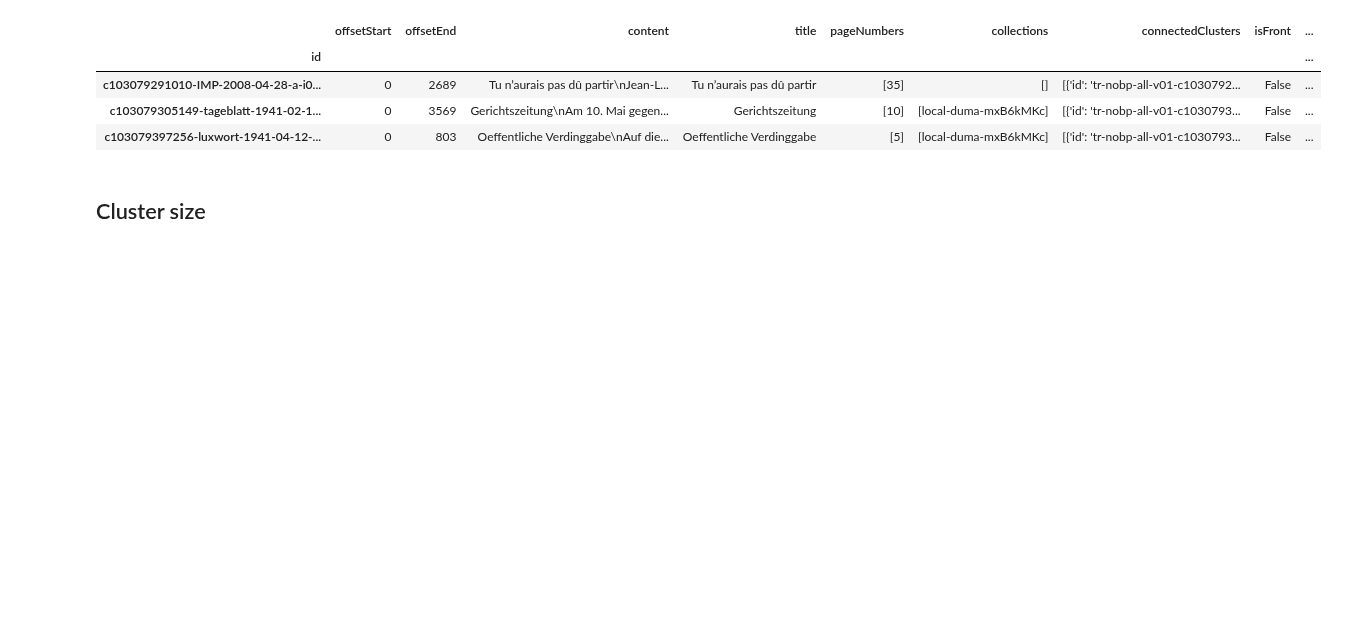
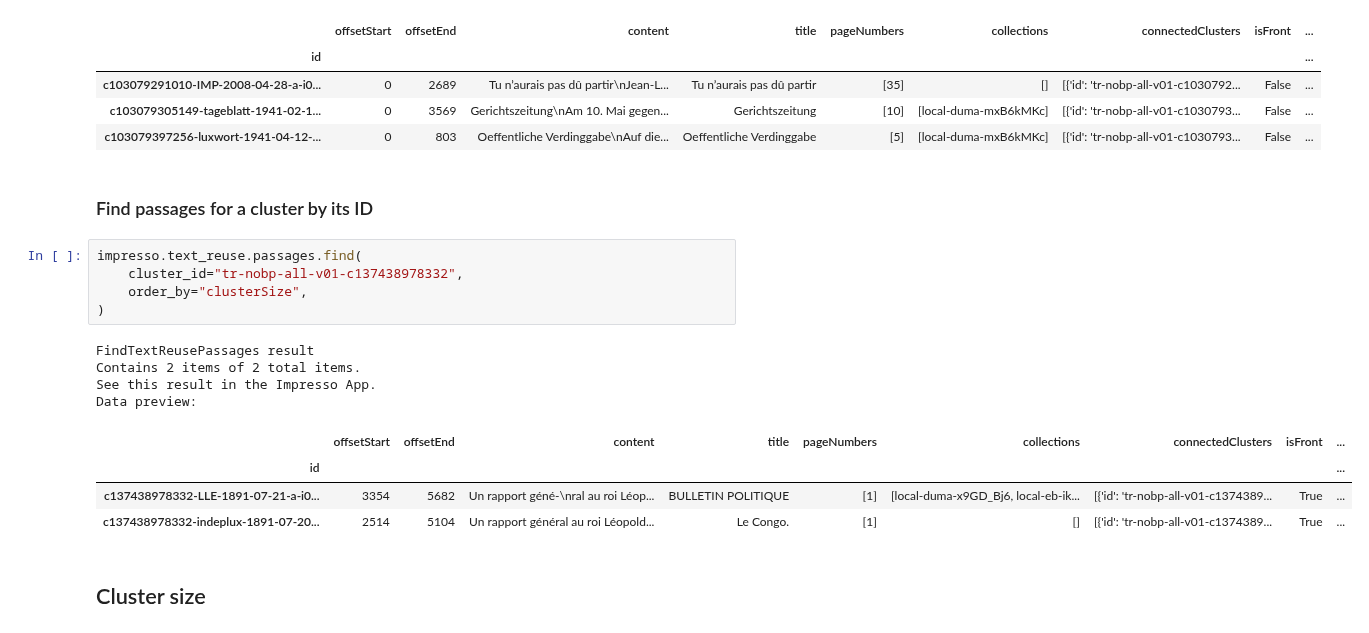
Before and after one commit to impresso/impresso-py, a Jupyter notebook: examples/notebooks/textReuse.ipynb, the cells around one changed output. Saved outputs shown, nothing was run; the diff lists cells and outputs as text; blank space fills up the shorter version.

Commit message:
added cluster_id filter (#7)

```diff
--- a/examples/notebooks/textReuse.ipynb
+++ b/examples/notebooks/textReuse.ipynb
@@ -304,6 +304,22 @@ Data preview:
 | c103079291010-IMP-2008-04-28-a-i0... | 0 | 2689 | Tu n’aurais pas dû partir\nJean-L... | Tu n’aurais pas dû partir | [35] | [] | [{'id': 'tr-nobp-all-v01-c1030792... | False | ... |
 | c103079305149-tageblatt-1941-02-1... | 0 | 3569 | Gerichtszeitung\nAm 10. Mai gegen... | Gerichtszeitung | [10] | [local-duma-mxB6kMKc] | [{'id': 'tr-nobp-all-v01-c1030793... | False | ... |
 | c103079397256-luxwort-1941-04-12-... | 0 | 803 | Oeffentliche Verdinggabe\nAuf die... | Oeffentliche Verdinggabe | [5] | [local-duma-mxB6kMKc] | [{'id': 'tr-nobp-all-v01-c1030793... | False | ... |
+# %% [markdown]
+### Find passages for a cluster by its ID
+# %%
+impresso.text_reuse.passages.find(
+    cluster_id="tr-nobp-all-v01-c137438978332",
+    order_by="clusterSize",
+)
+# %% [output]
+FindTextReusePassages result
+Contains 2 items of 2 total items.
+See this result in the Impresso App.
+Data preview:
+|  | offsetStart | offsetEnd | content | title | pageNumbers | collections | connectedClusters | isFront | ... |
+| id |  |  |  |  |  |  |  |  | ... |
+| c137438978332-LLE-1891-07-21-a-i0... | 3354 | 5682 | Un rapport géné-\nral au roi Léop... | BULLETIN POLITIQUE | [1] | [local-duma-x9GD_Bj6, local-eb-ik... | [{'id': 'tr-nobp-all-v01-c1374389... | True | ... |
+| c137438978332-indeplux-1891-07-20... | 2514 | 5104 | Un rapport général au roi Léopold... | Le Congo. | [1] | [] | [{'id': 'tr-nobp-all-v01-c1374389... | True | ... |
 # %% [markdown]
 ## Cluster size
 # %%
```
Also changed, not shown: 2 other files.
